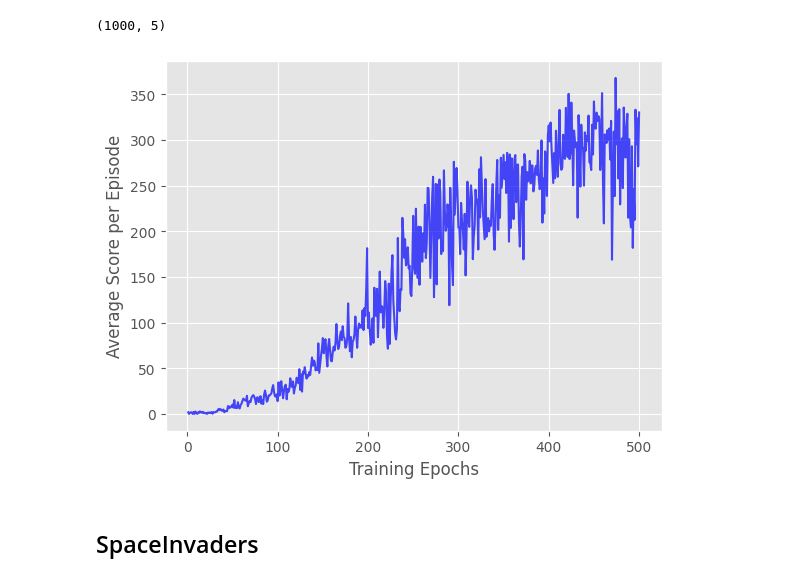
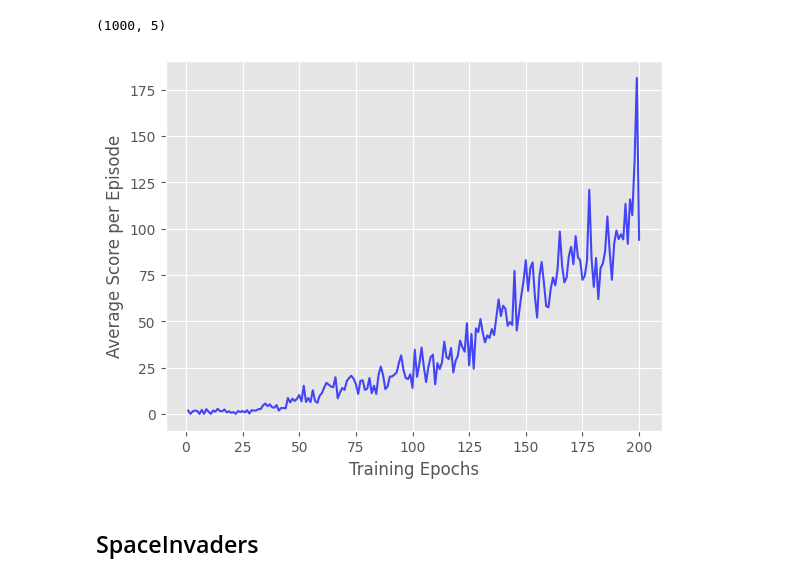
Before and after one commit to raphaelsenn/atari-dqn, a Jupyter notebook: plots.ipynb, the cells around one changed output. Cells and saved outputs as stored; diff of their text form; code cells hidden in the pictures.

```diff
--- a/plots.ipynb
+++ b/plots.ipynb
@@ -28,13 +28,13 @@ scores.shape
 # %%
 mean = scores.mean(axis=1)
 
 fig, ax = plt.subplots()
-ax.plot(t[:500], mean[:500], color="blue", alpha=0.7)
+ax.plot(t[:200], mean[:200], color="blue", alpha=0.7)
 ax.set_xlabel("Training Epochs")
 ax.set_ylabel("Average Score per Episode")
 plt.show()
 # %% [output]
-[figure, old version]
+[figure, new version]
 # %% [markdown]
 ## SpaceInvaders
 # %%
```
Also changed, not shown: parts of 1 cell of this notebook, 4 other files.
